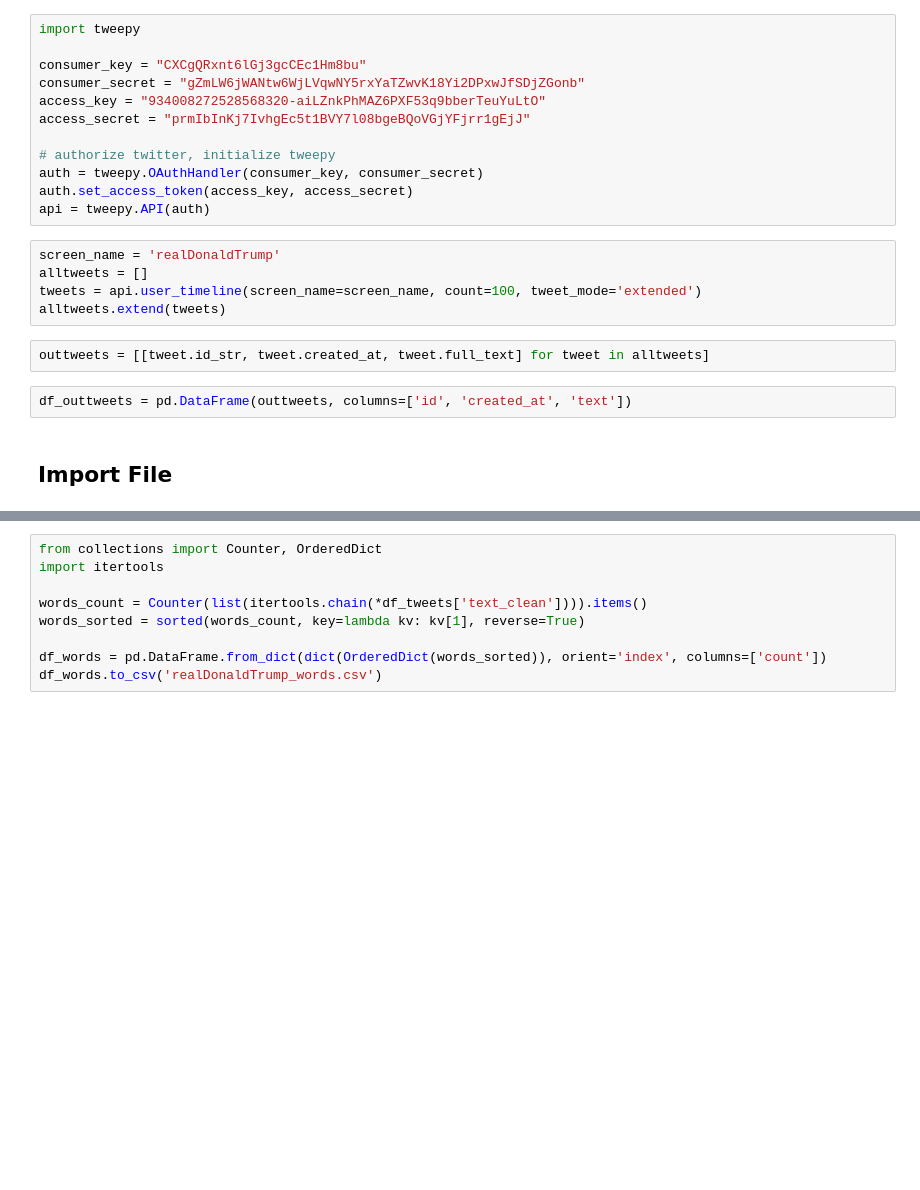
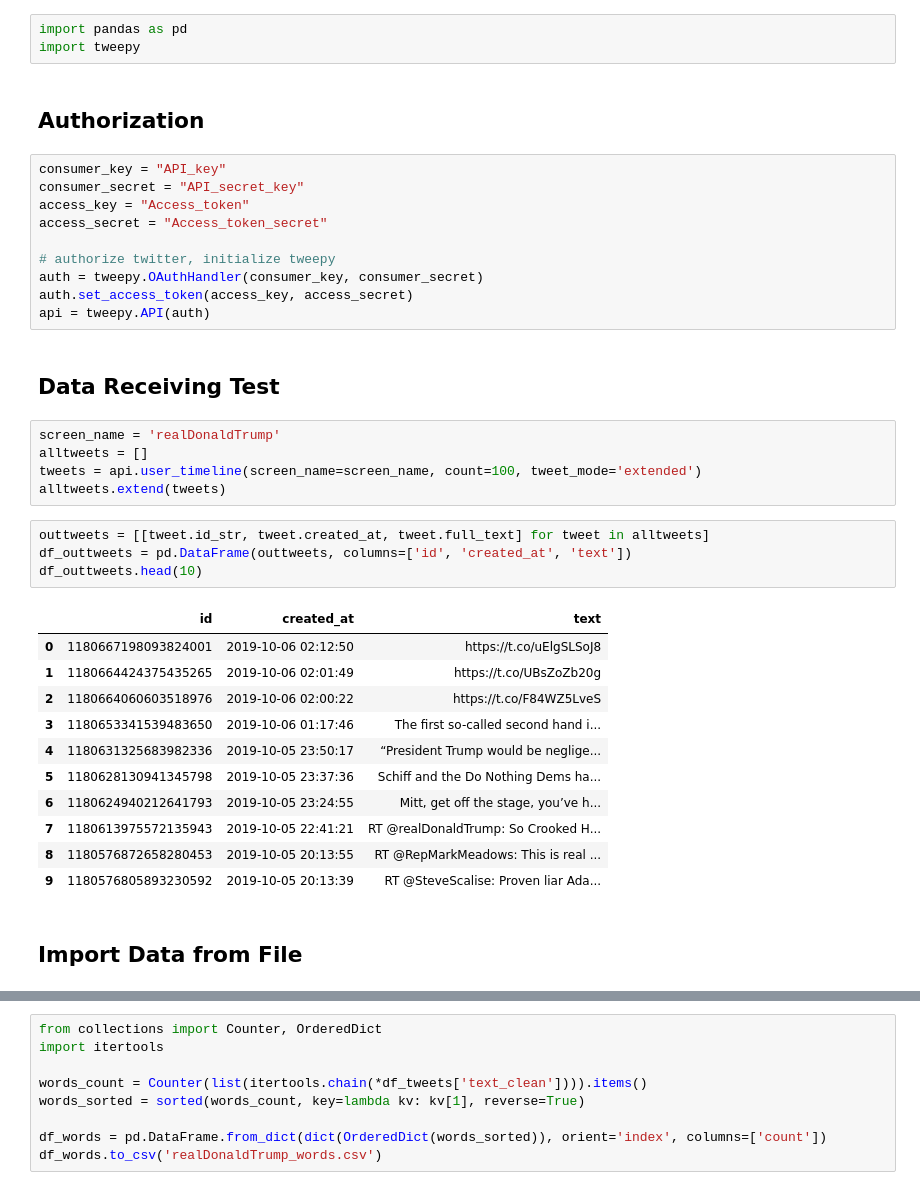
Before and after one commit to MaximShovkun/twitter_analytics, a Jupyter notebook: twitter_analytics.ipynb, the cells around one changed output, grey strips where cells are left out. Drawn from its saved outputs; the diff is of its cells as text; blank space fills up the shorter version.

```diff
--- a/twitter_analytics.ipynb
+++ b/twitter_analytics.ipynb
@@ -1,15 +3,20 @@
+# %%
+import pandas as pd
+import tweepy
+# %% [markdown]
+## Authorization
 # %%
-import tweepy
-
-consumer_key = "CXCgQRxnt6lGj3gcCEc1Hm8bu"
-consumer_secret = "gZmLW6jWANtw6WjLVqwNY5rxYaTZwvK18Yi2DPxwJfSDjZGonb"
-access_key = "934008272528568320-aiLZnkPhMAZ6PXF53q9bberTeuYuLtO"
-access_secret = "prmIbInKj7IvhgEc5t1BVY7l08bgeBQoVGjYFjrr1gEjJ"
+consumer_key = "API_key"
+consumer_secret = "API_secret_key"
+access_key = "Access_token"
+access_secret = "Access_token_secret"
 
 # authorize twitter, initialize tweepy
 auth = tweepy.OAuthHandler(consumer_key, consumer_secret)
 auth.set_access_token(access_key, access_secret)
 api = tweepy.API(auth)
+# %% [markdown]
+## Data Receiving Test
 # %%
 screen_name = 'realDonaldTrump'
 alltweets = []
@@ -17,8 +24,20 @@ tweets = api.user_timeline(screen_name=screen_name, count=100, tweet_mode='exten
 alltweets.extend(tweets)
 # %%
 outtweets = [[tweet.id_str, tweet.created_at, tweet.full_text] for tweet in alltweets]
+df_outtweets = pd.DataFrame(outtweets, columns=['id', 'created_at', 'text'])
+df_outtweets.head(10)
+# %% [output]
+|  | id | created_at | text |
+| 0 | 1180667198093824001 | 2019-10-06 02:12:50 | https://t.co/uElgSLSoJ8 |
+| 1 | 1180664424375435265 | 2019-10-06 02:01:49 | https://t.co/UBsZoZb20g |
+| 2 | 1180664060603518976 | 2019-10-06 02:00:22 | https://t.co/F84WZ5LveS |
+| 3 | 1180653341539483650 | 2019-10-06 01:17:46 | The first so-called second hand i... |
+| 4 | 1180631325683982336 | 2019-10-05 23:50:17 | “President Trump would be neglige... |
+| 5 | 1180628130941345798 | 2019-10-05 23:37:36 | Schiff and the Do Nothing Dems ha... |
+| 6 | 1180624940212641793 | 2019-10-05 23:24:55 | Mitt, get off the stage, you’ve h... |
+| 7 | 1180613975572135943 | 2019-10-05 22:41:21 | RT @realDonaldTrump: So Crooked H... |
+| 8 | 1180576872658280453 | 2019-10-05 20:13:55 | RT @RepMarkMeadows: This is real ... |
+| 9 | 1180576805893230592 | 2019-10-05 20:13:39 | RT @SteveScalise: Proven liar Ada... |
-# %%
-df_outtweets = pd.DataFrame(outtweets, columns=['id', 'created_at', 'text'])
 # %% [markdown]
-## Import File
+## Import Data from File
 # %%
```
Also changed, not shown: parts of 19 cells of this notebook, 3 other files.
